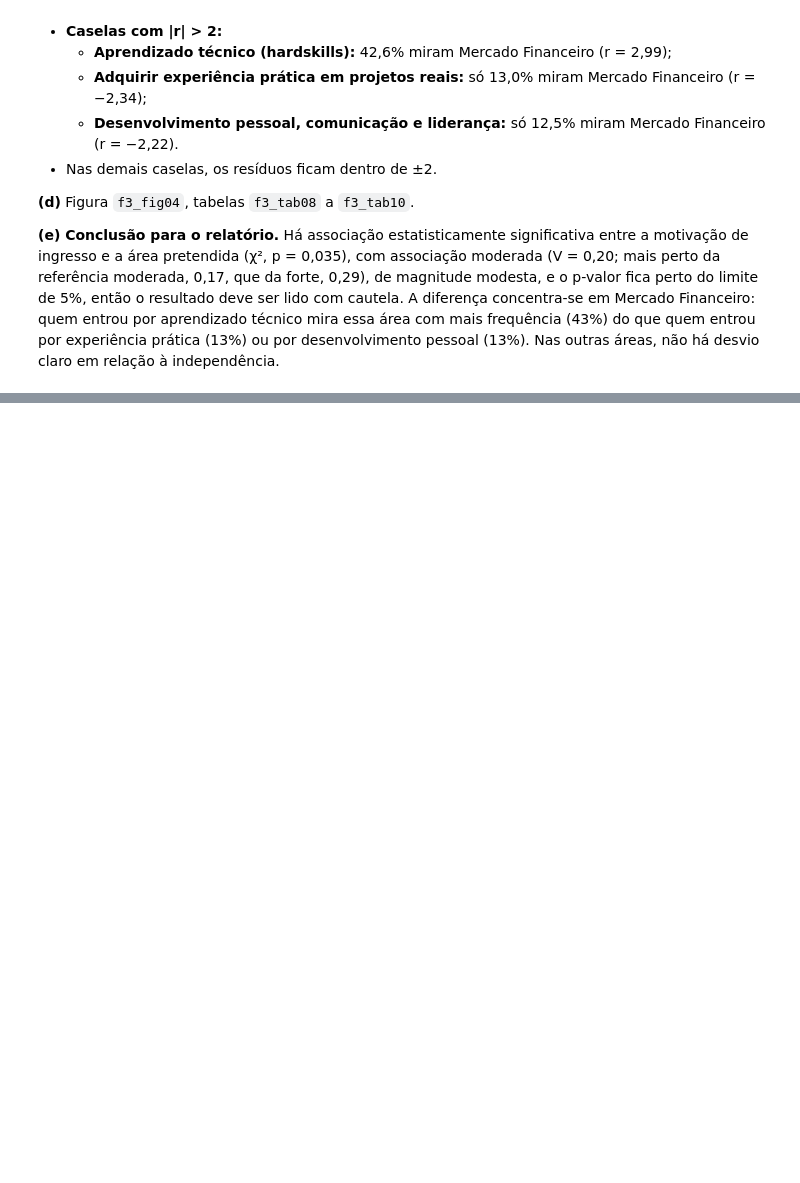
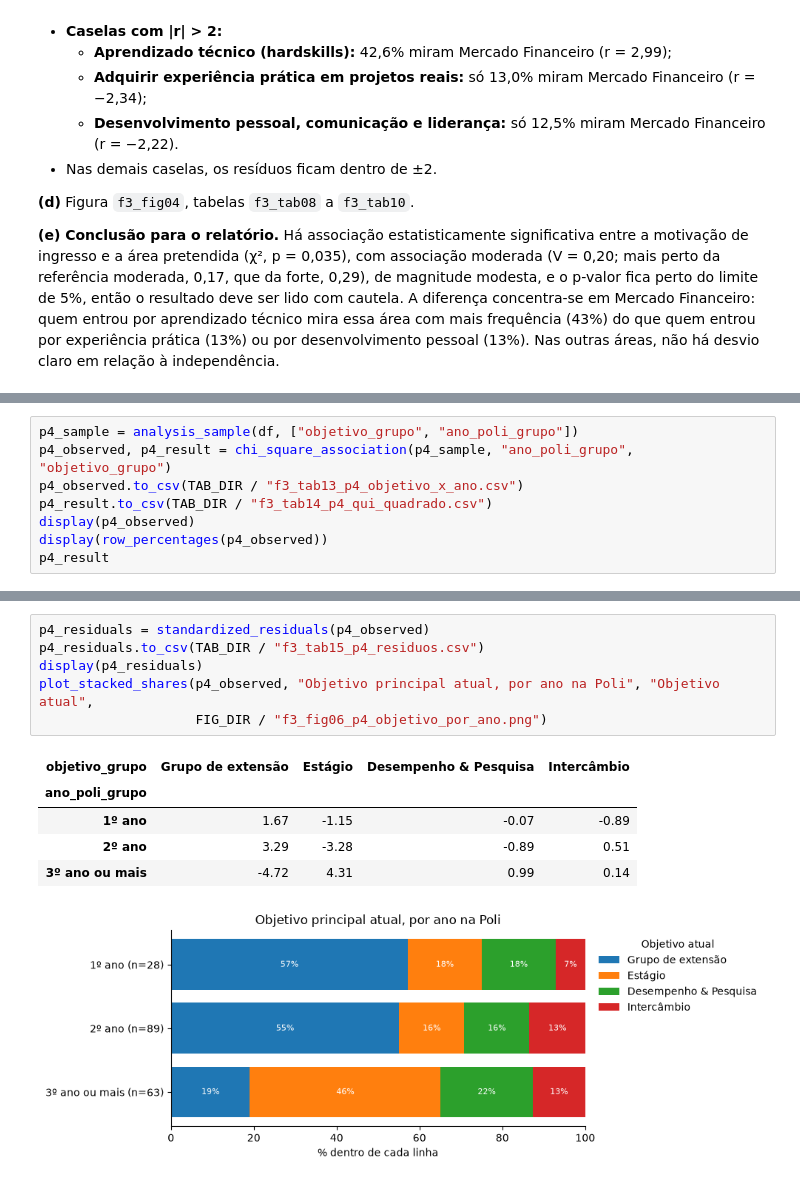
Before and after one commit to psallescard/estudo-grupos-de-extensao, a Jupyter notebook: notebooks/02_Carreira_Trajetoria_Objetivos.ipynb, the cells around one changed output, grey strips where cells are left out. Drawn from its saved outputs; the diff is of its cells as text; blank space fills up the shorter version.

```diff
--- a/notebooks/02_Carreira_Trajetoria_Objetivos.ipynb
+++ b/notebooks/02_Carreira_Trajetoria_Objetivos.ipynb
@@ -311,0 +379,8 @@ plot_stacked_shares(p2_observed, "Área pretendida após a formatura, por motiva
+# %%
+p4_sample = analysis_sample(df, ["objetivo_grupo", "ano_poli_grupo"])
+p4_observed, p4_result = chi_square_association(p4_sample, "ano_poli_grupo", "objetivo_grupo")
+p4_observed.to_csv(TAB_DIR / "f3_tab13_p4_objetivo_x_ano.csv")
+p4_result.to_csv(TAB_DIR / "f3_tab14_p4_qui_quadrado.csv")
+display(p4_observed)
+display(row_percentages(p4_observed))
+p4_result
@@ -311,0 +406,13 @@ plot_stacked_shares(p2_observed, "Área pretendida após a formatura, por motiva
+# %%
+p4_residuals = standardized_residuals(p4_observed)
+p4_residuals.to_csv(TAB_DIR / "f3_tab15_p4_residuos.csv")
+display(p4_residuals)
+plot_stacked_shares(p4_observed, "Objetivo principal atual, por ano na Poli", "Objetivo atual",
+                    FIG_DIR / "f3_fig06_p4_objetivo_por_ano.png")
+# %% [output]
+| objetivo_grupo | Grupo de extensão | Estágio | Desempenho & Pesquisa | Intercâmbio |
+| ano_poli_grupo |  |  |  |  |
+| 1º ano | 1.67 | -1.15 | -0.07 | -0.89 |
+| 2º ano | 3.29 | -3.28 | -0.89 | 0.51 |
+| 3º ano ou mais | -4.72 | 4.31 | 0.99 | 0.14 |
+[figure, added]
```
Also changed, not shown: parts of 6 cells of this notebook, 7 other files.
